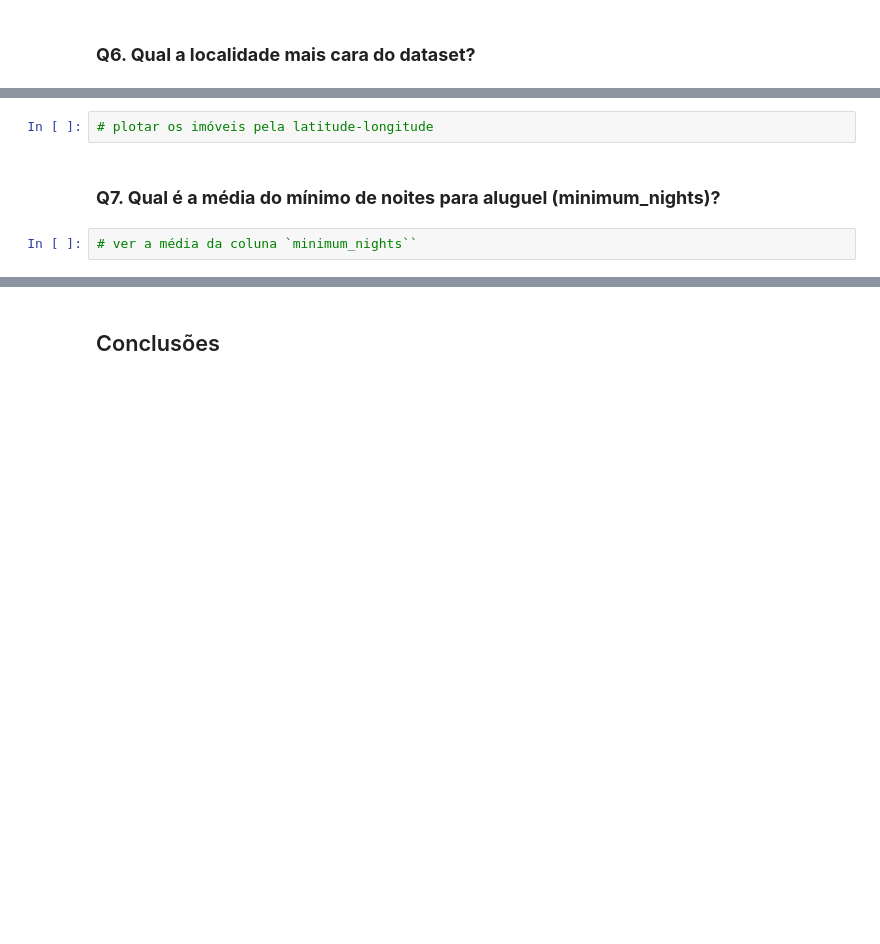
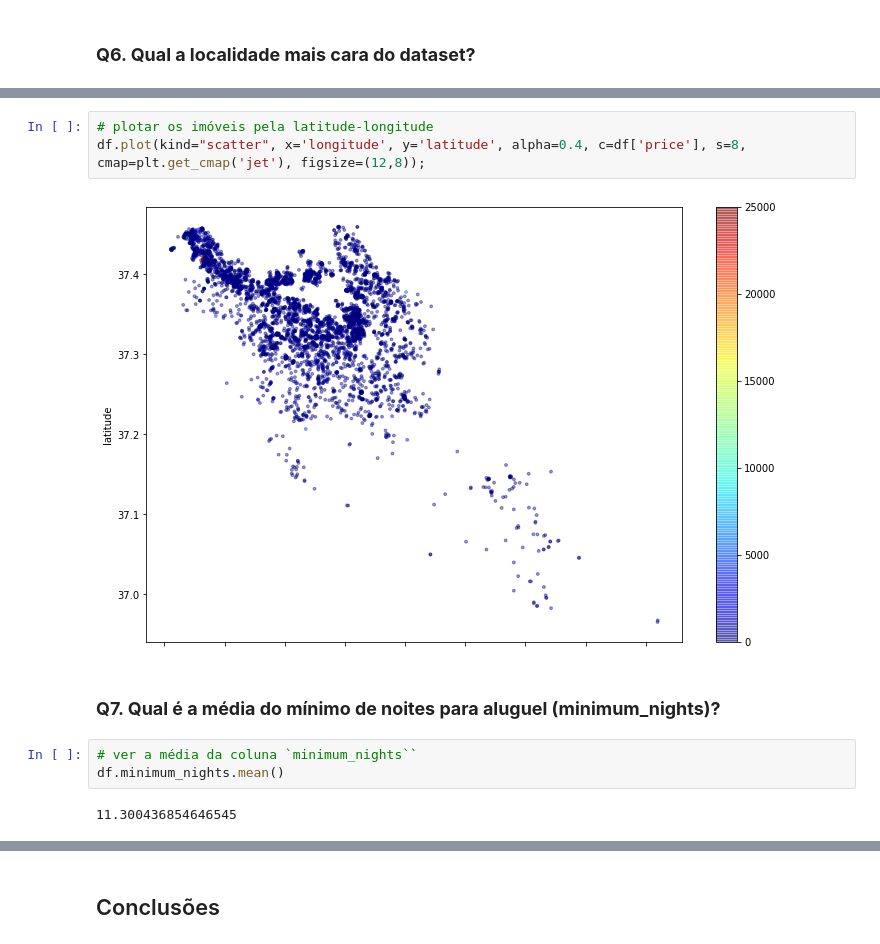
Before and after one commit to tvaditya/intro_ds_and_ml, a Jupyter notebook: [T_V_aditya]_Analisando_os_Dados_do_Airbnb.ipynb, the cells around one changed output, grey strips where cells are left out. Saved outputs shown, nothing was run; the diff lists cells and outputs as text; blank space fills up the shorter version.

```diff
--- a/[T_V_aditya]_Analisando_os_Dados_do_Airbnb.ipynb
+++ b/[T_V_aditya]_Analisando_os_Dados_do_Airbnb.ipynb
@@ -164,6 +255,12 @@ df.hist(bins=15, figsize=(15, 10));
-# %%
-# plotar os imóveis pela latitude-longitude
+# %%
+# plotar os imóveis pela latitude-longitude
+df.plot(kind="scatter", x='longitude', y='latitude', alpha=0.4, c=df['price'], s=8, cmap=plt.get_cmap('jet'), figsize=(12,8));
+# %% [output]
+[figure, added]
 # %% [markdown]
 ### **Q7. Qual é a média do mínimo de noites para aluguel (minimum_nights)?**
 # %%
 # ver a média da coluna `minimum_nights``
+df.minimum_nights.mean()
+# %% [output]
+11.300436854646545
```
Also changed, not shown: parts of 16 cells of this notebook.
